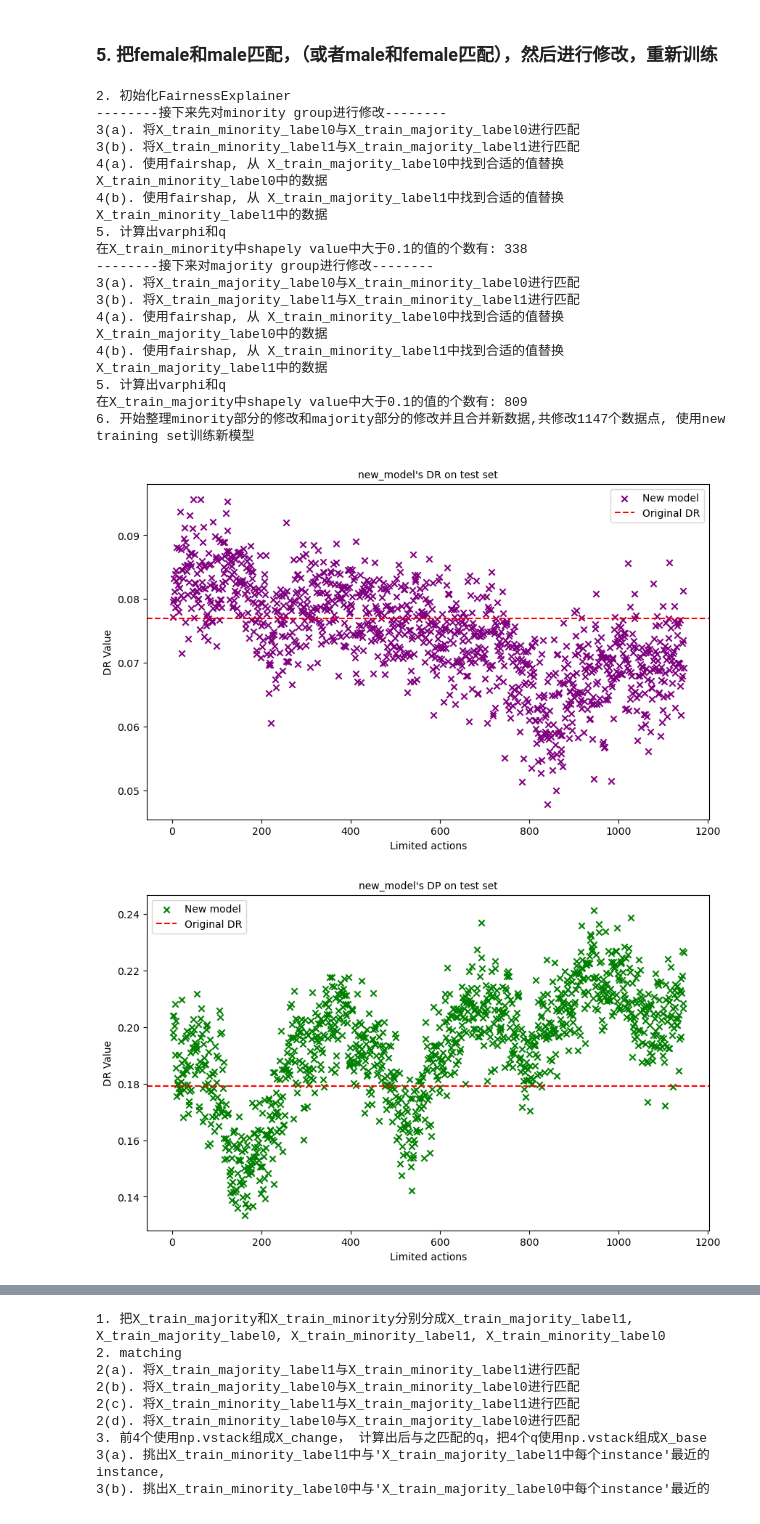
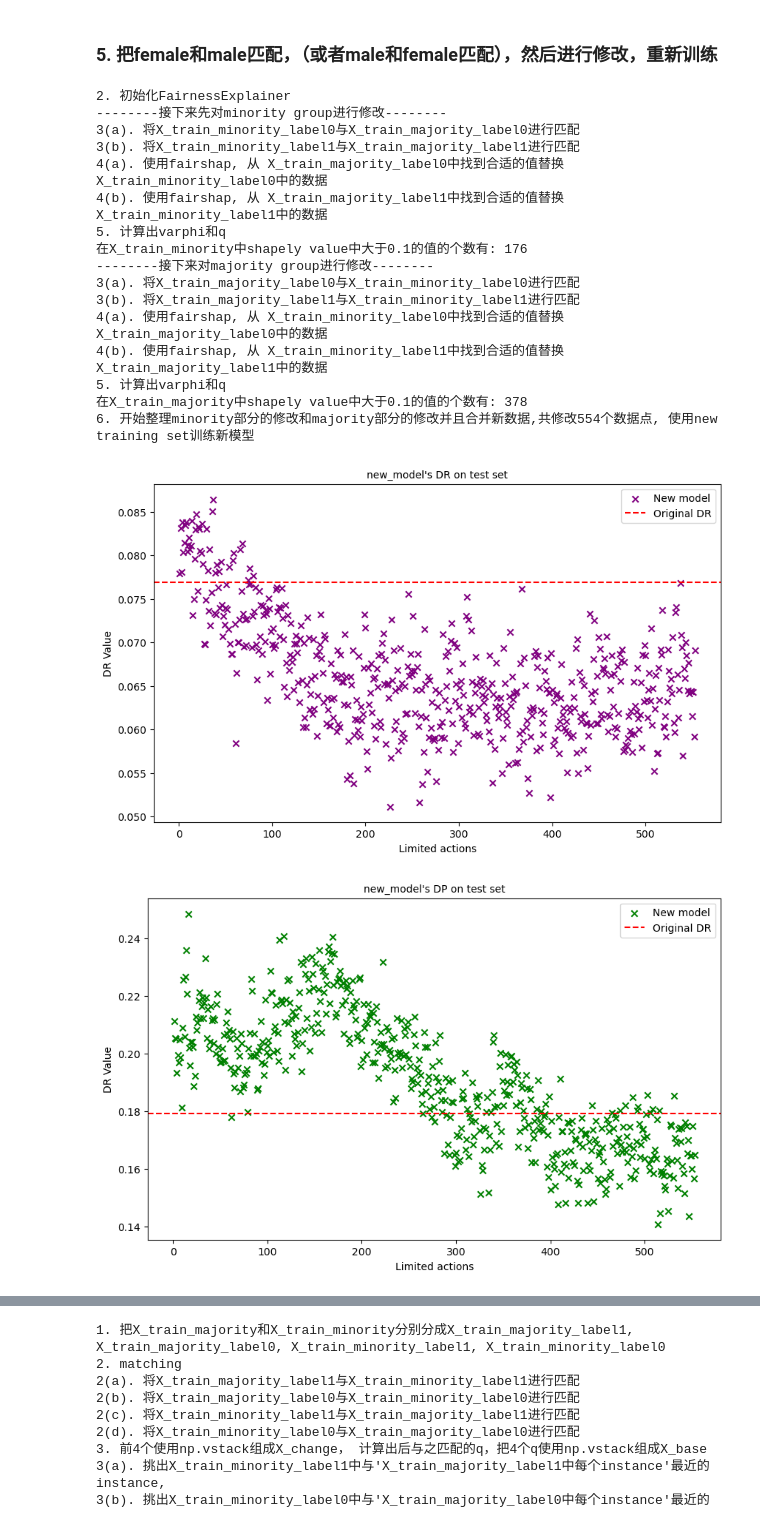
Before and after one commit to youlei202/FairSHAP, a Jupyter notebook: zz_new_compas4race.ipynb, the cells around one changed output, grey strips where cells are left out. Cells and saved outputs as stored; diff of their text form; code cells hidden in the pictures.

```diff
--- a/zz_new_compas4race.ipynb
+++ b/zz_new_compas4race.ipynb
@@ -134,36 +134,36 @@ from src.fairshap_experiment import ExperimentDR
 experiment = ExperimentDR(
                             model,
                             X_train_majority,
                             y_train_majority,
                             X_train_minority,
                             y_train_minority,
                             X_test,
                             y_test,
                             dataset_name='compas4race',
-                            fairshap_base='DP',
+                            fairshap_base='PQP',
                             original_Xtest_DR = original_test_DR,
                             original_Xtest_acc = accuracy,
                             original_Xtest_DP = fair_grp1,
                             original_Xtest_EO = fair_grp2,
                             original_Xtest_PQP = fair_grp3,
                             )
 experiment.run_experiment()
 # %% [output]
 2. 初始化FairnessExplainer
 --------接下来先对minority group进行修改--------
 3(a). 将X_train_minority_label0与X_train_majority_label0进行匹配
 3(b). 将X_train_minority_label1与X_train_majority_label1进行匹配
 4(a). 使用fairshap, 从 X_train_majority_label0中找到合适的值替换X_train_minority_label0中的数据
 4(b). 使用fairshap, 从 X_train_majority_label1中找到合适的值替换X_train_minority_label1中的数据
 5. 计算出varphi和q
-在X_train_minority中shapely value中大于0.1的值的个数有: 338
+在X_train_minority中shapely value中大于0.1的值的个数有: 176
 --------接下来对majority group进行修改--------
 3(a). 将X_train_majority_label0与X_train_minority_label0进行匹配
 3(b). 将X_train_majority_label1与X_train_minority_label1进行匹配
 4(a). 使用fairshap, 从 X_train_minority_label0中找到合适的值替换X_train_majority_label0中的数据
 4(b). 使用fairshap, 从 X_train_minority_label1中找到合适的值替换X_train_majority_label1中的数据
 5. 计算出varphi和q
-在X_train_majority中shapely value中大于0.1的值的个数有: 809
-6. 开始整理minority部分的修改和majority部分的修改并且合并新数据,共修改1147个数据点, 使用new training set训练新模型
+在X_train_majority中shapely value中大于0.1的值的个数有: 378
+6. 开始整理minority部分的修改和majority部分的修改并且合并新数据,共修改554个数据点, 使用new training set训练新模型
-[figure, old version]
+[figure, new version]
-[figure, old version]
+[figure, new version]
```
Also changed, not shown: parts of 1 cell of this notebook, 6 other files.
